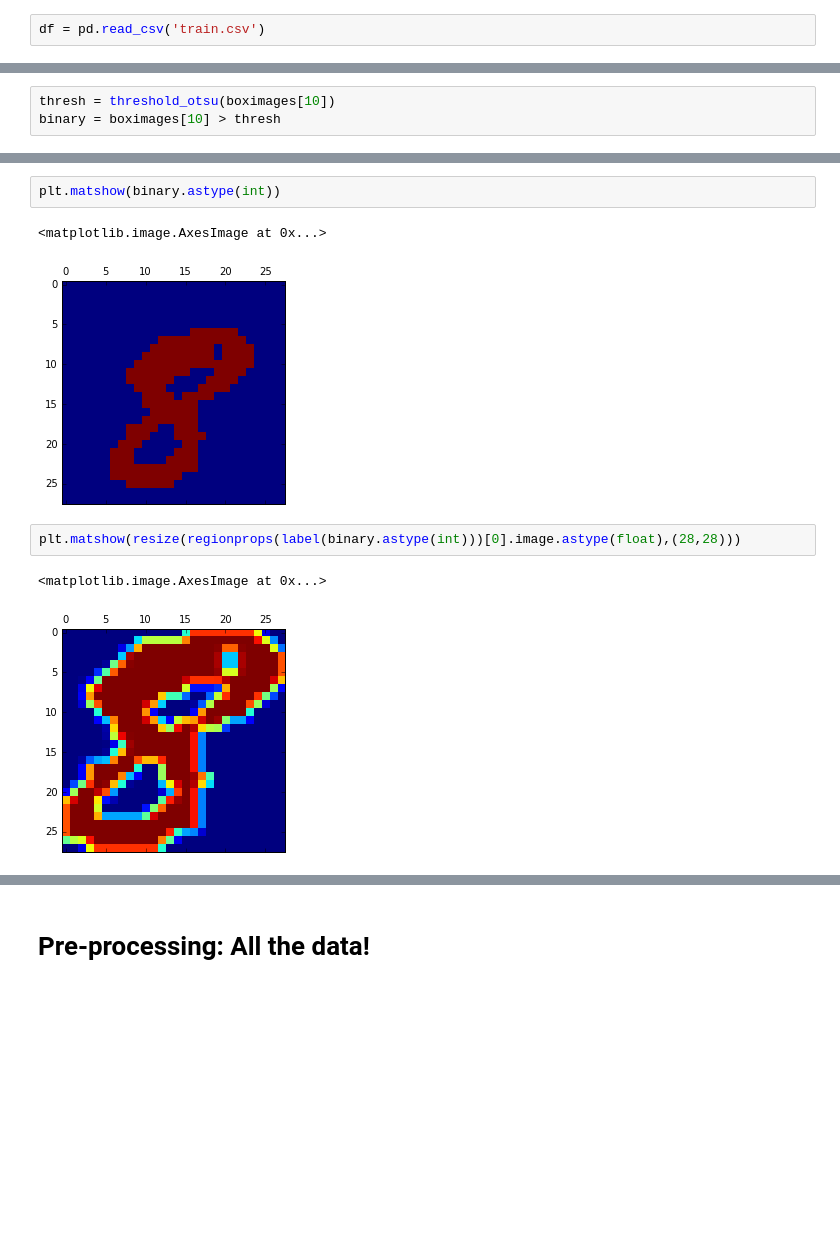
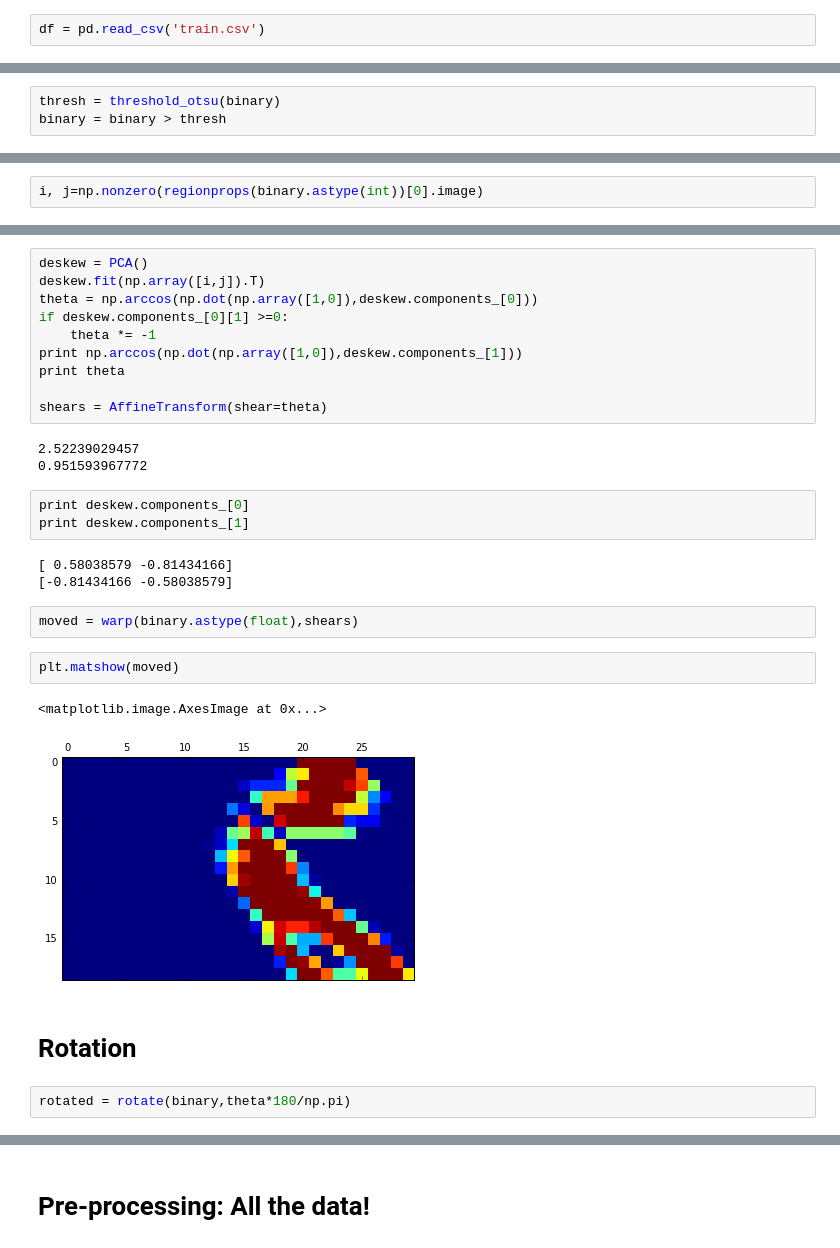
Before and after one commit to mdlai/digit_recognition, a Jupyter notebook: character_vision.ipynb, the cells around one changed output, grey strips where cells are left out. Cells and saved outputs as stored; diff of their text form; blank space fills up the shorter version.

```diff
--- a/character_vision.ipynb
+++ b/character_vision.ipynb
@@ -56,3 +62,3 @@ array([[  0,   0,   0,   0,   0,   0,   0,   0,   0,   0,   0,   0,   0,
 # %%
-thresh = threshold_otsu(boximages[10])
-binary = boximages[10] > thresh
+thresh = threshold_otsu(binary)
+binary = binary > thresh
@@ -60,0 +65,2 @@ regionprops(binary)[0].image
+# %%
+i, j=np.nonzero(regionprops(binary.astype(int))[0].image)
@@ -61,10 +75,30 @@ regionprops(binary)[0].image
+# %%
+deskew = PCA()
+deskew.fit(np.array([i,j]).T)
+theta = np.arccos(np.dot(np.array([1,0]),deskew.components_[0]))
+if deskew.components_[0][1] >=0:
+    theta *= -1
+print np.arccos(np.dot(np.array([1,0]),deskew.components_[1]))
+print theta
+
+shears = AffineTransform(shear=theta)
+# %% [output]
+2.52239029457
+0.951593967772
+# %%
+print deskew.components_[0]
+print deskew.components_[1]
+# %% [output]
+[ 0.58038579 -0.81434166]
+[-0.81434166 -0.58038579]
+# %%
+moved = warp(binary.astype(float),shears)
 # %%
-plt.matshow(binary.astype(int))
+plt.matshow(moved)
 # %% [output]
 <matplotlib.image.AxesImage at 0x...>
-[figure, old version]
+[figure, new version]
-# %%
-plt.matshow(resize(regionprops(label(binary.astype(int)))[0].image.astype(float),(28,28)))
-# %% [output]
-<matplotlib.image.AxesImage at 0x...>
-[figure, removed]
+# %% [markdown]
+# Rotation
+# %%
+rotated = rotate(binary,theta*180/np.pi)
```
Also changed, not shown: parts of 92 cells of this notebook, 9 other files.
